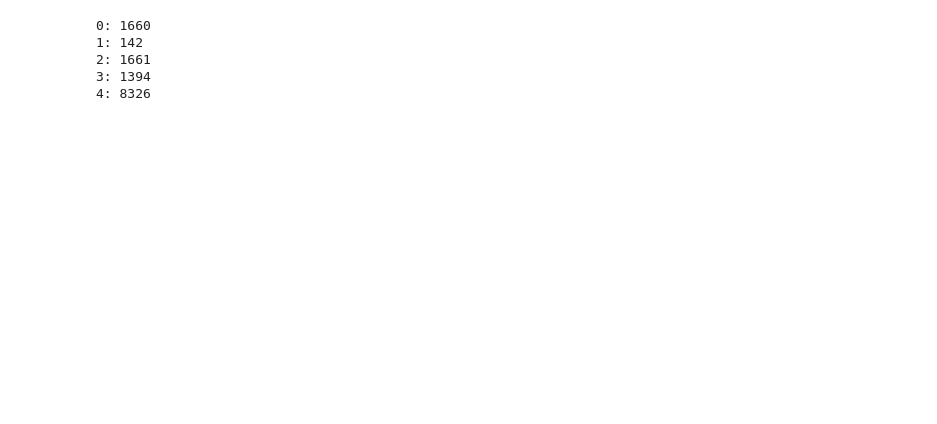
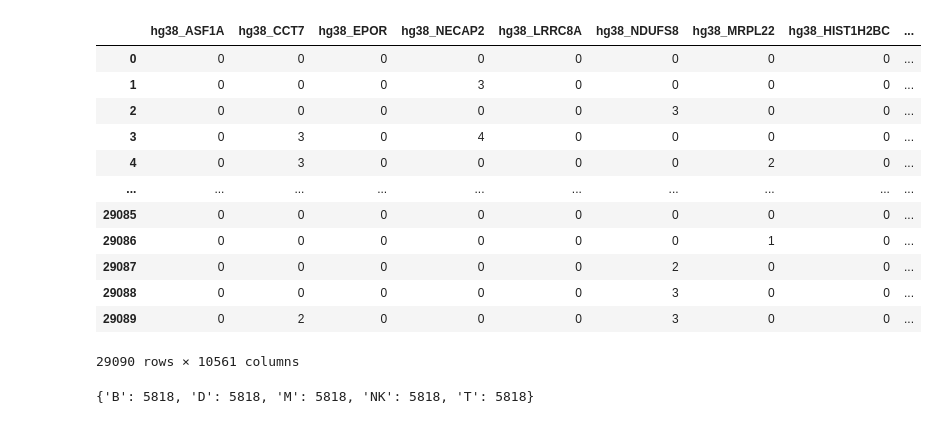
Before and after one commit to bogdans55/ip2-projekat, a Jupyter notebook: preprocessing/oversampling.ipynb, the cells around one changed output. Cells and saved outputs as stored; diff of their text form; code cells hidden in the pictures; blank space fills up the shorter version.

```diff
--- a/preprocessing/oversampling.ipynb
+++ b/preprocessing/oversampling.ipynb
@@ -35,11 +35,22 @@ T -> 4
+# %%
+X_train_resampled
+# %% [output]
+|  | hg38_ASF1A | hg38_CCT7 | hg38_EPOR | hg38_NECAP2 | hg38_LRRC8A | hg38_NDUFS8 | hg38_MRPL22 | hg38_HIST1H2BC | ... |
+| 0 | 0 | 0 | 0 | 0 | 0 | 0 | 0 | 0 | ... |
+| 1 | 0 | 0 | 0 | 3 | 0 | 0 | 0 | 0 | ... |
+| 2 | 0 | 0 | 0 | 0 | 0 | 3 | 0 | 0 | ... |
+| 3 | 0 | 3 | 0 | 4 | 0 | 0 | 0 | 0 | ... |
+| 4 | 0 | 3 | 0 | 0 | 0 | 0 | 2 | 0 | ... |
+| ... | ... | ... | ... | ... | ... | ... | ... | ... | ... |
+| 29085 | 0 | 0 | 0 | 0 | 0 | 0 | 0 | 0 | ... |
+| 29086 | 0 | 0 | 0 | 0 | 0 | 0 | 1 | 0 | ... |
+| 29087 | 0 | 0 | 0 | 0 | 0 | 2 | 0 | 0 | ... |
+| 29088 | 0 | 0 | 0 | 0 | 0 | 3 | 0 | 0 | ... |
+| 29089 | 0 | 2 | 0 | 0 | 0 | 3 | 0 | 0 | ... |
+29090 rows × 10561 columns
 # %%
-unique_values, value_counts = np.unique(y_encoded, return_counts=True)
-
-for value, count in zip(unique_values, value_counts):
-    print(f"{value}: {count}")
+unique_values, counts = np.unique(y_train_resampled, return_counts=True)
+value_counts = dict(zip(unique_values, counts))
+value_counts
 # %% [output]
-0: 1660
-1: 142
-2: 1661
-3: 1394
-4: 8326
+{'B': 5818, 'D': 5818, 'M': 5818, 'NK': 5818, 'T': 5818}
```
Also changed, not shown: parts of 16 cells of this notebook.
